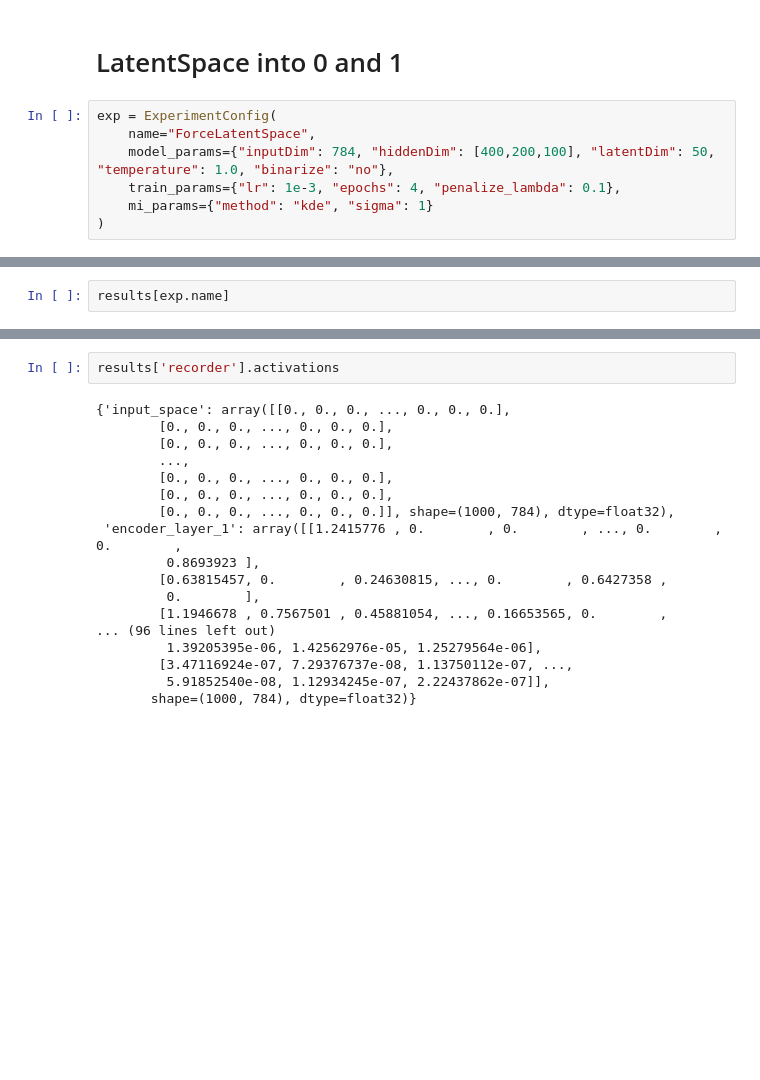
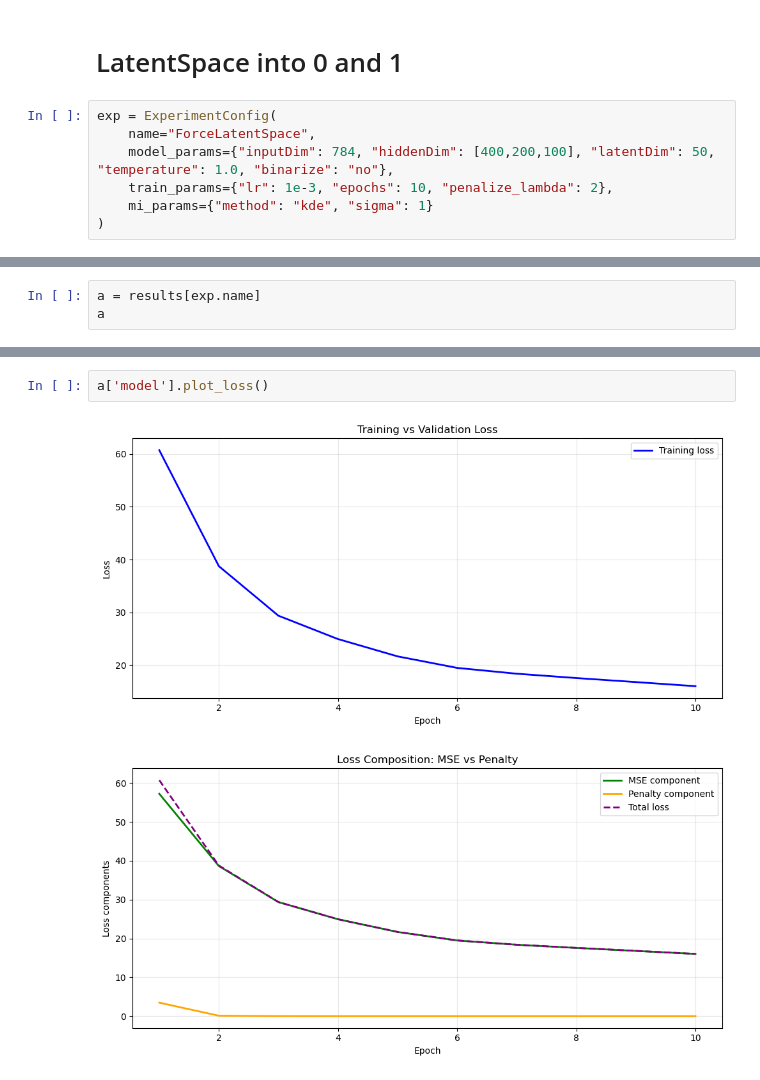
Before and after one commit to FrancescoLR02/InformationTheoryProject, a Jupyter notebook: Restyle.ipynb, the cells around one changed output, grey strips where cells are left out. Saved outputs shown, nothing was run; the diff lists cells and outputs as text; blank space fills up the shorter version.

```diff
--- a/Restyle.ipynb
+++ b/Restyle.ipynb
@@ -516,7 +522,7 @@ class ChannelAnalyzer:
 exp = ExperimentConfig(
     name="ForceLatentSpace",
     model_params={"inputDim": 784, "hiddenDim": [400,200,100], "latentDim": 50, "temperature": 1.0, "binarize": "no"},
-    train_params={"lr": 1e-3, "epochs": 4, "penalize_lambda": 0.1},
+    train_params={"lr": 1e-3, "epochs": 10, "penalize_lambda": 2},
     mi_params={"method": "kde", "sigma": 1}
 )
 # %%
@@ -530,6 +542,7 @@ results[exp.name] = trainer.run(exp)
 =============== EXPERIMENT COMPLETED: ForceLatentSpace ===============
 # %%
-results[exp.name]
+a = results[exp.name]
+a
 # %% [output]
 {'params': {'inputDim': 784,
   'hiddenDim': [400, 200, 100],
@@ -578,20 +597,5 @@ results['recorder'].history
-# %%
-results['recorder'].activations
-# %% [output]
-{'input_space': array([[0., 0., 0., ..., 0., 0., 0.],
-        [0., 0., 0., ..., 0., 0., 0.],
-        [0., 0., 0., ..., 0., 0., 0.],
-        ...,
-        [0., 0., 0., ..., 0., 0., 0.],
-        [0., 0., 0., ..., 0., 0., 0.],
-        [0., 0., 0., ..., 0., 0., 0.]], shape=(1000, 784), dtype=float32),
- 'encoder_layer_1': array([[1.2415776 , 0.        , 0.        , ..., 0.        , 0.        ,
-         0.8693923 ],
-        [0.63815457, 0.        , 0.24630815, ..., 0.        , 0.6427358 ,
-         0.        ],
-        [1.1946678 , 0.7567501 , 0.45881054, ..., 0.16653565, 0.        ,
-... (96 lines left out)
-         1.39205395e-06, 1.42562976e-05, 1.25279564e-06],
-        [3.47116924e-07, 7.29376737e-08, 1.13750112e-07, ...,
-         5.91852540e-08, 1.12934245e-07, 2.22437862e-07]],
-       shape=(1000, 784), dtype=float32)}
+# %%
+a['model'].plot_loss()
+# %% [output]
+[figure, added]
+[figure, added]
```
Also changed, not shown: parts of 8 cells of this notebook, 2 other files.
